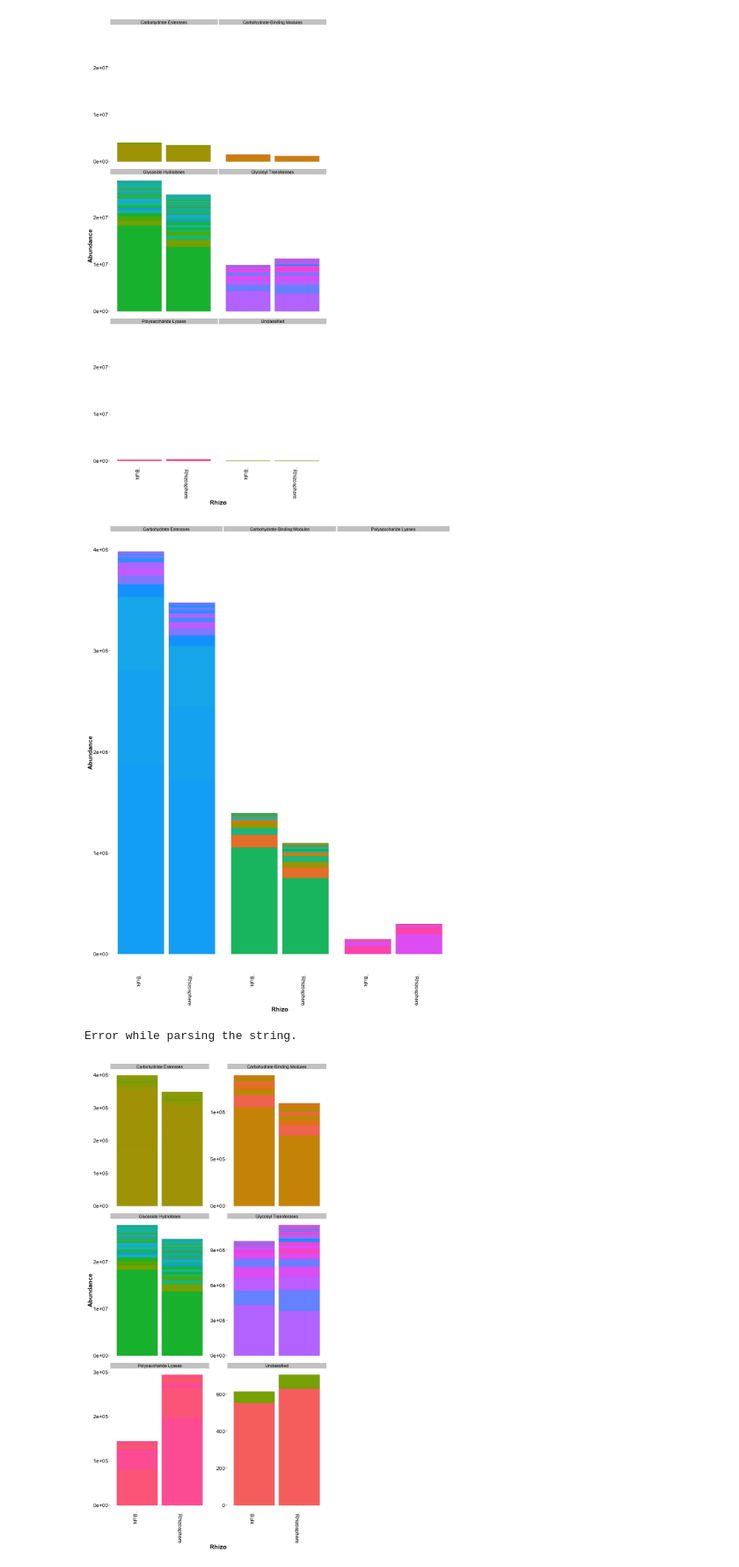
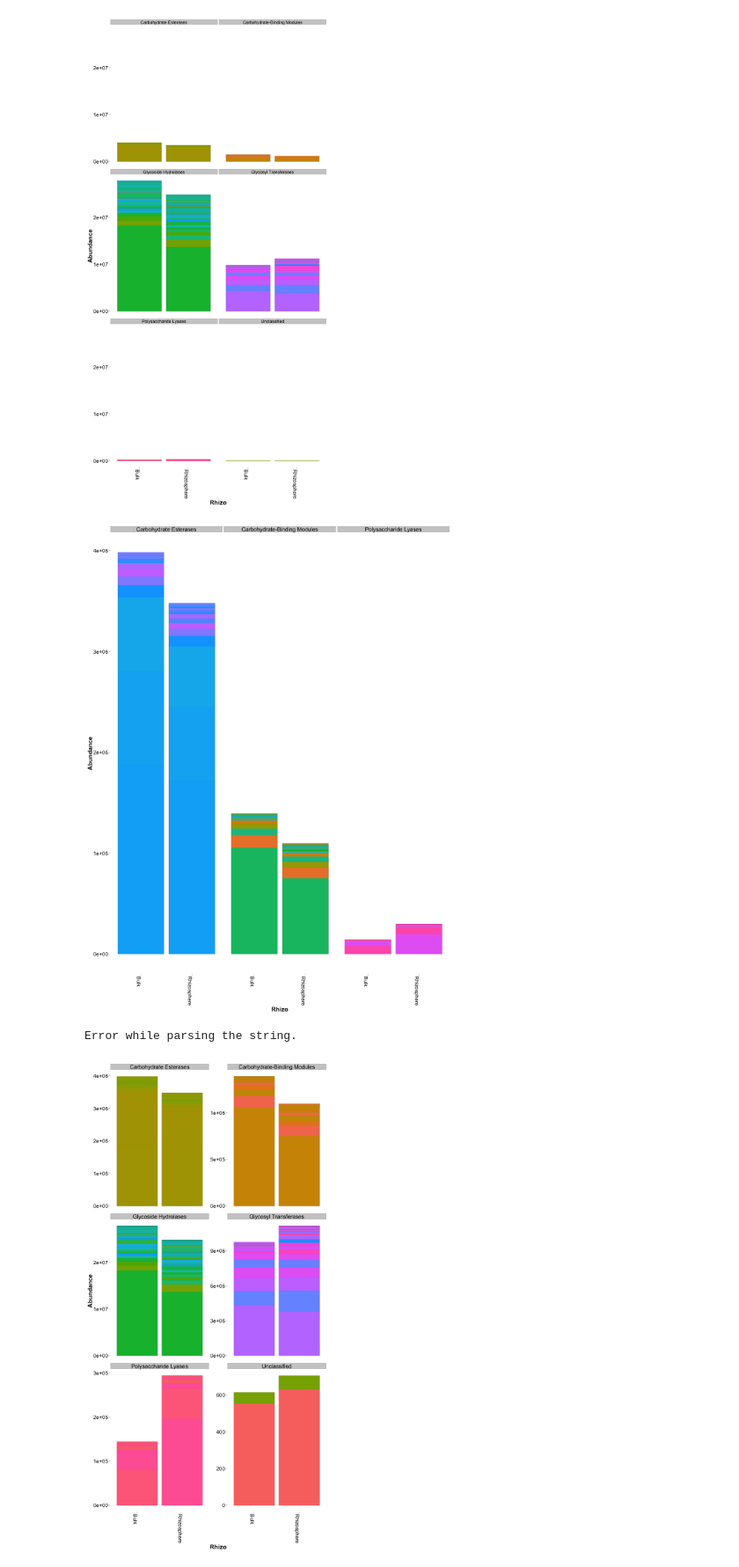
Before and after one commit to TheaWhitman/Litter-decomp, a Jupyter notebook: CAZy-Blast/CAZy-Blast.ipynb, the cells around one changed output. Shown: that part at 88% size. Cells and saved outputs as stored; diff of their text form; code cells hidden in the pictures.

Commit message:
Updating text size on figures

```diff
--- a/CAZy-Blast/CAZy-Blast.ipynb
+++ b/CAZy-Blast/CAZy-Blast.ipynb
@@ -198,12 +204,12 @@ p = p + facet_wrap(~Class,ncol=3)
 p <- p + theme(panel.background=element_blank())
 p <- p + theme(panel.grid=element_blank(), axis.text=element_text(size=17, color="black"), axis.title=element_text(size=20,face="bold"))
 p <- p + theme(legend.text=element_text(size=17, color="black"), legend.title=element_text(size=20,face="bold"))
-p <- p + theme(strip.text=element_text(size=14, color="black"))
+p <- p + theme(strip.text=element_text(size=18, color="black"))
 # Again, should be normalized
 ggsave(filename = "CAZyBlast3.pdf", plot = p, width=12, height = 6.8)
 p
 # %% [output]
-[figure, old version]
+[figure, new version]
 # %%
 %%R
 subsets <- c("Carbohydrate-Binding Modules","Carbohydrate Esterases","Polysaccharide Lyases")
@@ -213,19 +219,19 @@ Error while parsing the string.
 # %%
 %%R -w 800 -h 1600
 p = plot_bar(physeq, x="Rhizo", fill="ID",)
 p = p + geom_bar(aes(color=ID, fill=ID), stat="identity", position="stack")
 p = p + theme(legend.position="none")
 p = p + facet_wrap(~Class, ncol=2, scale = "free_y")
 p <- p + theme(panel.background=element_blank())
 p <- p + theme(panel.grid=element_blank(), axis.text=element_text(size=17, color="black"), axis.title=element_text(size=20,face="bold"))
 p <- p + theme(legend.text=element_text(size=17, color="black"), legend.title=element_text(size=20,face="bold"))
-p <- p + theme(strip.text=element_text(size=14, color="black"))
+p <- p + theme(strip.text=element_text(size=18, color="black"))
 # Just to see
 # Again, should be normalized
 ggsave(filename = "CAZyBlast2.pdf", plot = p, width=8, height = 16)
 p
 # %% [output]
-[figure, old version]
+[figure, new version]
 # %%
 %%R -w 500 -h 500
 
```
Also changed, not shown: parts of 4 cells of this notebook, 3 other files.
